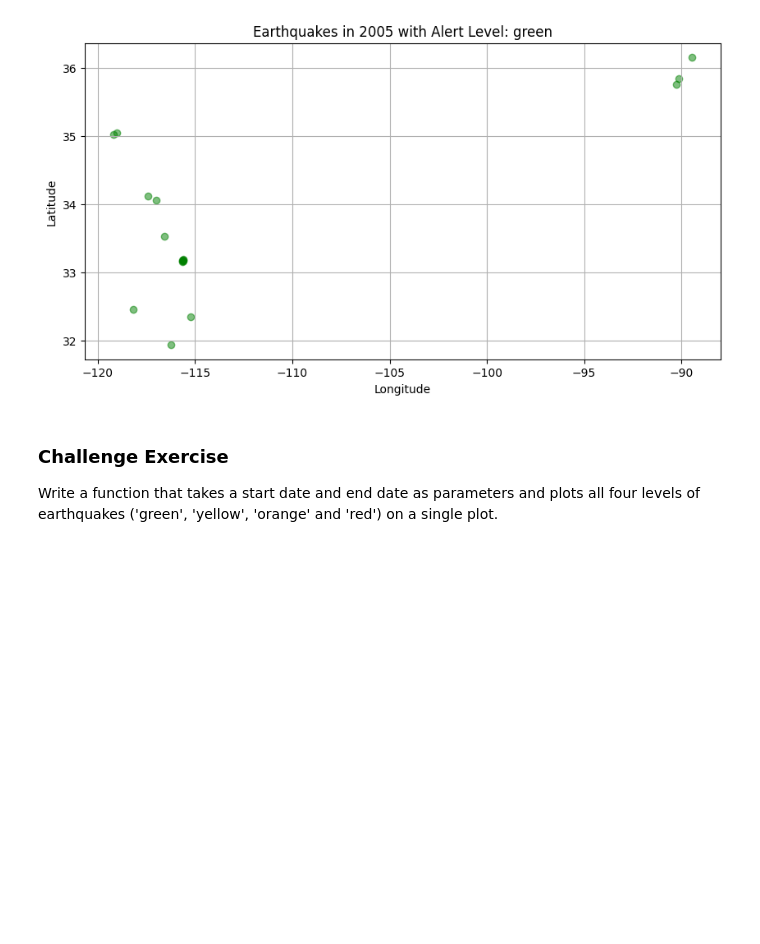
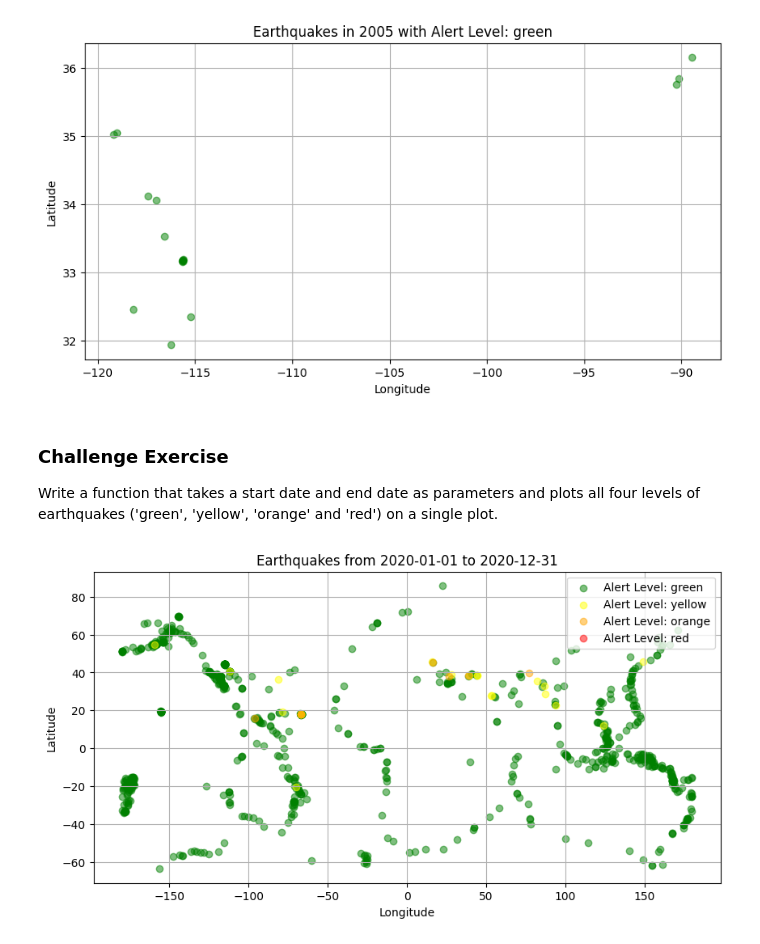
Before and after one commit to kashishkhera44/comp215, a Jupyter notebook: labs/lab01-introduction.ipynb, the cells around one changed output. Saved outputs shown, nothing was run; the diff lists cells and outputs as text; code cells hidden in the pictures; blank space fills up the shorter version.

```diff
--- a/labs/lab01-introduction.ipynb
+++ b/labs/lab01-introduction.ipynb
@@ -208,0 +204,50 @@ import requests
+# %%
+# your Challenge Ex. code here
+import requests
+import json
+import matplotlib.pyplot as plt
+
+def plot_earthquakes_by_date(start_date, end_date):
+    alert_levels = ['green', 'yellow', 'orange', 'red']
+    colors = {'green': 'green', 'yellow': 'yellow', 'orange': 'orange', 'red': 'red'}
+
+    plt.figure(figsize=(10, 5))
+
+    for alert_level in alert_levels:
+        # Define the parameters for the API request
+        params_dict = {
+            'format': 'geojson',
+            'starttime': start_date,
+            'endtime': end_date,
+            'alertlevel': alert_level
+        }
+        api_url = 'https://earthquake.usgs.gov/fdsnws/event/1/query?'
+
+        # Make the API request
+        response = requests.get(api_url, params=params_dict)
+
+        # Convert the response to JSON format data
+        data = response.json()
+
+        # Extract the coordinates of the earthquakes
+        latitudes = []
+        longitudes = []
+        for feature in data['features']:
+            coords = feature['geometry']['coordinates']
+            longitudes.append(coords[0])
+            latitudes.append(coords[1])
+
+        # Plot the earthquakes on a scatter plot
+        plt.scatter(longitudes, latitudes, c=colors[alert_level], marker='o', alpha=0.5, label=f'Alert Level: {alert_level}')
+
+    plt.title(f'Earthquakes from {start_date} to {end_date}')
+    plt.xlabel('Longitude')
+    plt.ylabel('Latitude')
+    plt.legend()
+    plt.grid(True)
+    plt.show()
+
+# Example usage of the function
+plot_earthquakes_by_date('2020-01-01', '2020-12-31')
+# %% [output]
+[figure, added]
```
Also changed, not shown: parts of 2 cells of this notebook.
